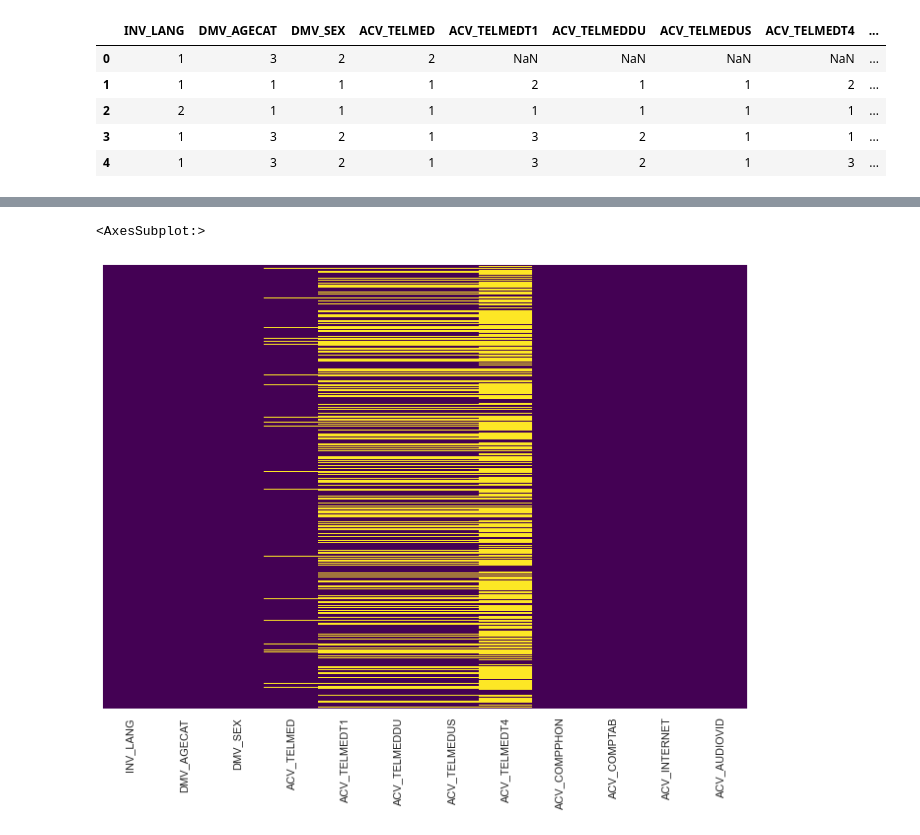
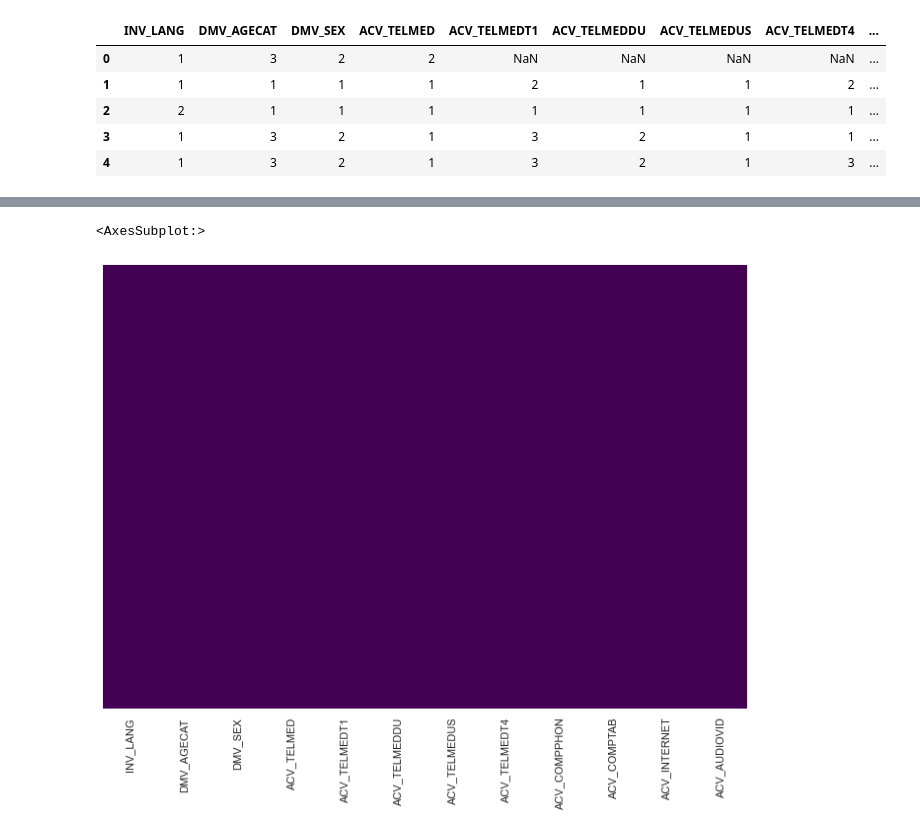
Before and after one commit to slp22/business-project, a Jupyter notebook: cms_covid_survey.ipynb, the cells around one changed output, grey strips where cells are left out. Saved outputs shown, nothing was run; the diff lists cells and outputs as text; code cells hidden in the pictures.

```diff
--- a/cms_covid_survey.ipynb
+++ b/cms_covid_survey.ipynb
@@ -201,7 +148,8 @@ YESNODK                       Unable to get care bc of CV19 since 11/1
                               10,373                  2  No
                  First available in 2020
 # %%
-sub_df = df[['INV_LANG',
+# select demographics, telemed experience, and technology questions
+sub_df = raw_df[['INV_LANG',
             'DMV_AGECAT',
             'DMV_SEX',
             'ACV_TELMED',
@@ -285,0 +199,4 @@ memory usage: 57.0+ KB
+# %%
+# respondents who gave the interview in Spanish & had telehealth visit since 11/1/20
+tele_span_df = sub_df[(sub_df['INV_LANG'] == 2) & (sub_df['ACV_TELMEDUS'] == '1')]
+tele_span_df
@@ -301,8 +232,8 @@ ACV_AUDIOVID      0
 dtype: int64
 # %%
 # sns.set(rc={'figure.figsize':(11.7,8.27)})
-sns.heatmap(span_df.isnull(),yticklabels=False,cbar=False,cmap='viridis')
+sns.heatmap(tele_span_df.isnull(),yticklabels=False,cbar=False,cmap='viridis')
 # %% [output]
 <AxesSubplot:>
-[figure, old version]
+[figure, new version]
 # %%
```
Also changed, not shown: parts of 15 cells of this notebook.
